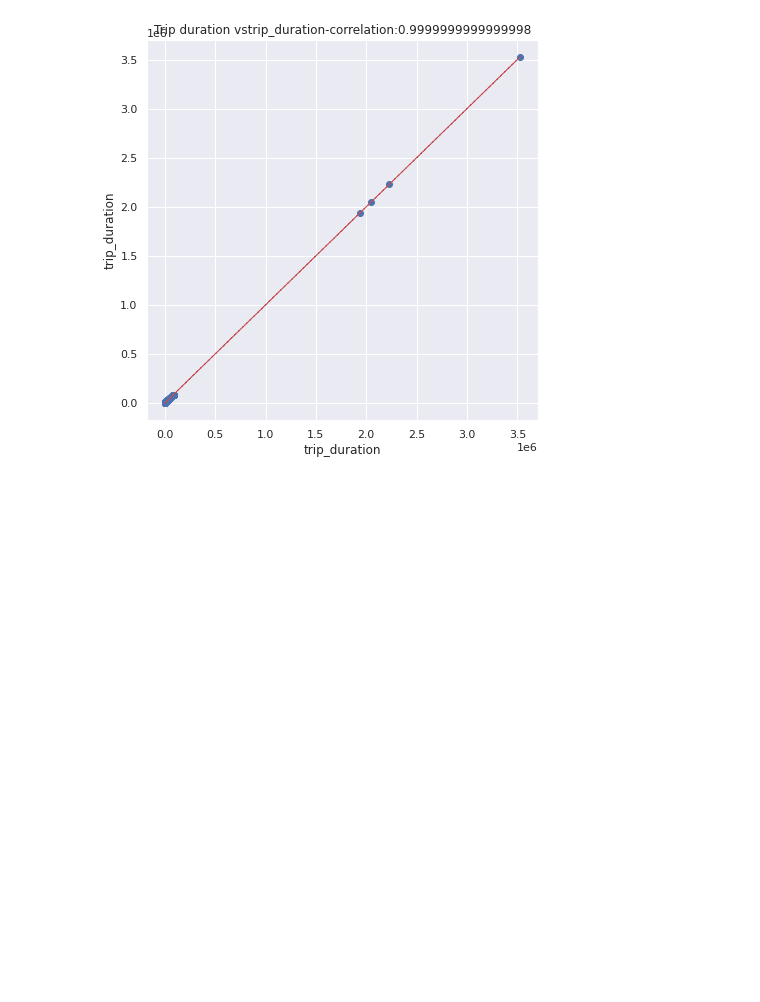
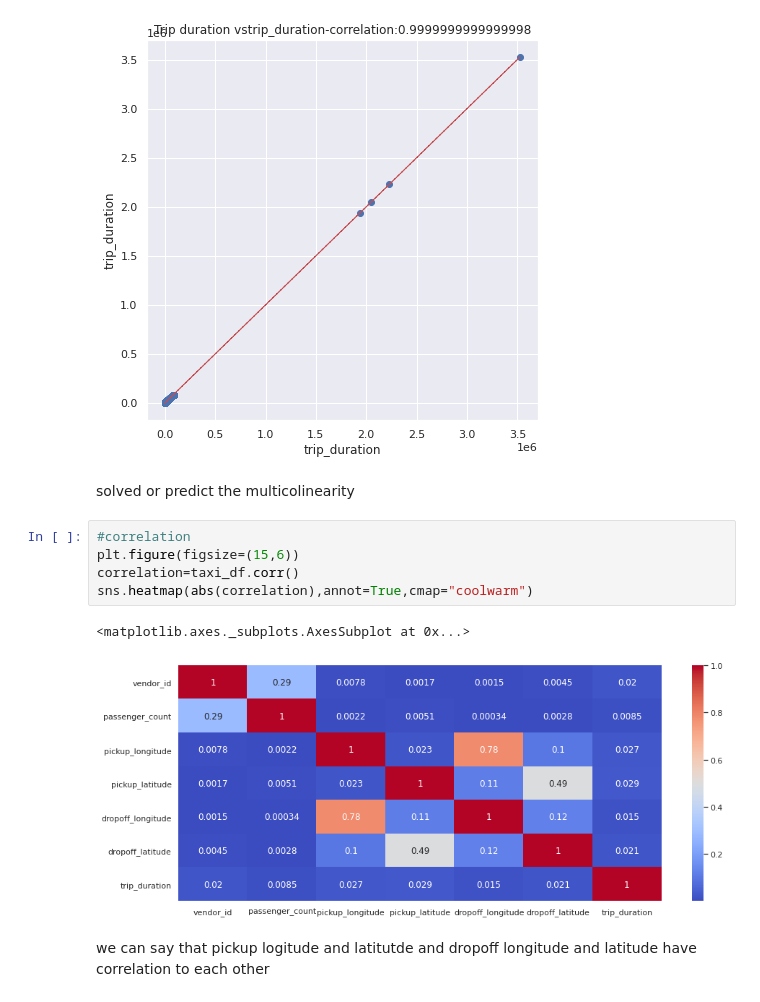
Before and after one commit to Creatrohit9/2-CAPSTON-ROHIT-BHADAURIYA-NYC-TAXI-TRIP-TIME-PRIDICTION, a Jupyter notebook: NYC_TAXI_TRIP_TIME_PRIDICTION_ROHITBHADAURIYA_2_Capstone_Project.ipynb, the cells around one changed output. Cells and saved outputs as stored; diff of their text form; blank space fills up the shorter version.

Commit message:
Commit for correlation plot

```diff
--- a/NYC_TAXI_TRIP_TIME_PRIDICTION_ROHITBHADAURIYA_2_Capstone_Project.ipynb
+++ b/NYC_TAXI_TRIP_TIME_PRIDICTION_ROHITBHADAURIYA_2_Capstone_Project.ipynb
@@ -359,3 +359,15 @@ plt.show()
 [figure]
 [figure]
 [figure]
+# %% [markdown]
+solved or predict the multicolinearity
+# %%
+#correlation
+plt.figure(figsize=(15,6))
+correlation=taxi_df.corr()
+sns.heatmap(abs(correlation),annot=True,cmap="coolwarm")
+# %% [output]
+<matplotlib.axes._subplots.AxesSubplot at 0x...>
+[figure, added]
+# %% [markdown]
+we can say that pickup logitude and latitutde and dropoff longitude and latitude have correlation to each other
```
Also changed, not shown: parts of 2 cells of this notebook.
